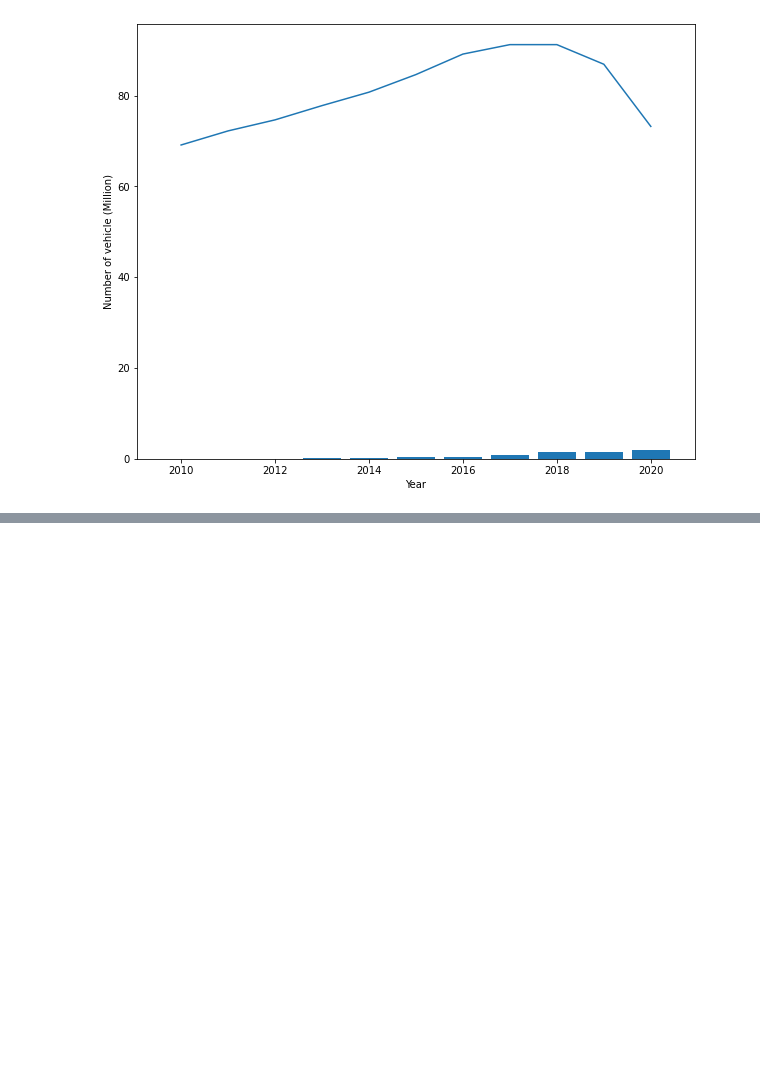
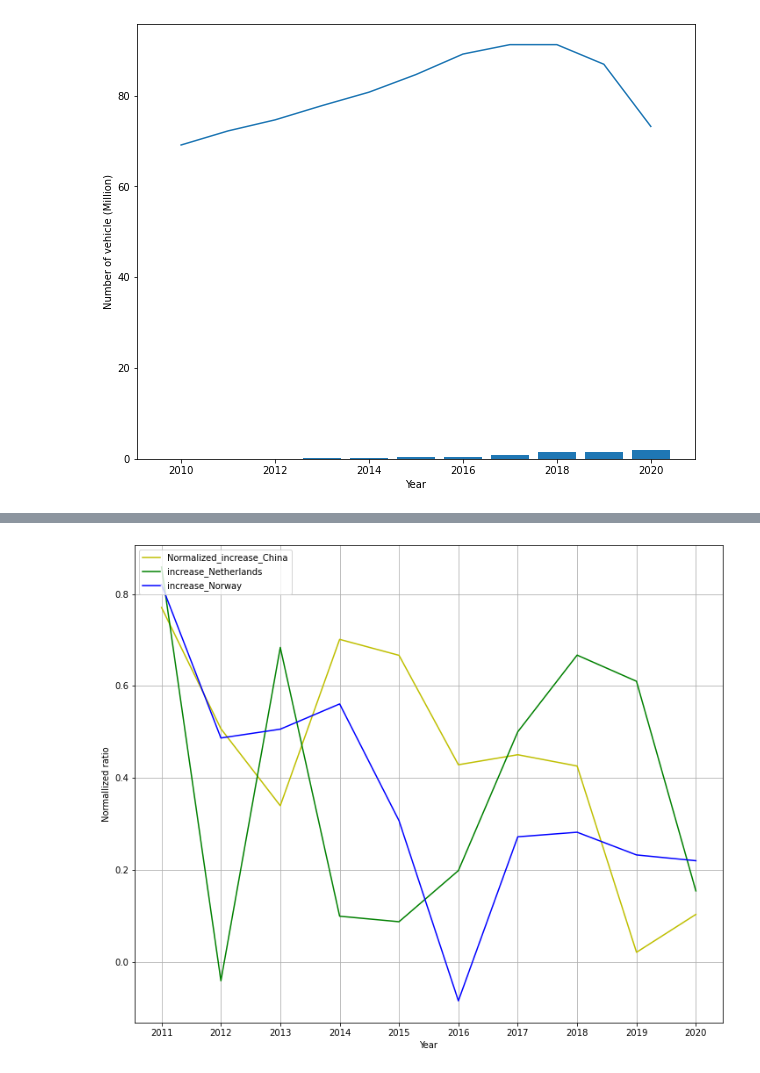
Before and after one commit to Kongfufack/Project_1_EV, a Jupyter notebook: EV_Market_Analysis.ipynb, the cells around one changed output, grey strips where cells are left out. Saved outputs shown, nothing was run; the diff lists cells and outputs as text; code cells hidden in the pictures; blank space fills up the shorter version.

```diff
--- a/EV_Market_Analysis.ipynb
+++ b/EV_Market_Analysis.ipynb
@@ -128,0 +154,14 @@ plt.show()
+# %%
+# min/max normalization
+def minmax_normal(colume):
+    normalized_colume = [(value-colume.min())/(colume.max()-colume.min()) for value in colume]
+    return normalized_colume
+
+# Z-score normalization
+def z_normal(colume):
+    normalized_colume = [(value-colume.mean())/colume.std() for value in colume]
+    return normalized_colume
+
+def changes(data_list):
+    diff = [(figure - data_list[data_list.index(figure)-1])/figure for figure in data_list[1:]]
+    return diff
@@ -128,0 +176,6 @@ plt.show()
+# %%
+diff_df = pd.DataFrame({"China diff":changes(combined_df["China"].values.tolist()),
+                       "Netherlands diff":changes(combined_df["Netherlands"].values.tolist()),
+                       "Norway diff":changes(combined_df["Norway"].values.tolist())})
+
+diff_df.head()
@@ -128,0 +189,45 @@ plt.show()
+# %%
+x = range(0,10)
+x_aus = range(6,11)
+x_fitted = np.linspace(np.min(x), np.max(x), 200)
+x_fitted_aus = np.linspace(np.min(x_aus), np.max(x_aus), 200)
+plt.figure(figsize=(12,10))
+
+y1 = diff_df["China diff"]
+plt.plot(x, y1, 'y-', label="Normalized_increase_China")
+# popt, pcov = curve_fit(expfunc, x, y1, maxfev=100)
+# y_fitted = expfunc(x_fitted, *popt)
+# plt.plot(x_fitted, y_fitted, 'y--', label="China Fitted Curve")
+
+y2 = diff_df["Netherlands diff"]
+plt.plot(x, y2, 'g-', label="increase_Netherlands")
+# popt, pcov = curve_fit(expfunc, x, y2, maxfev=100)
+# y_fitted = expfunc(x_fitted, *popt)
+# plt.plot(x_fitted, y_fitted, 'g--', label="Netherlands Fitted Curve")
+
+y3 = diff_df["Norway diff"]
+plt.plot(x, y3, 'b-', label="increase_Norway")
+# popt, pcov = curve_fit(expfunc, x, y3, maxfev=100)
+# y_fitted = expfunc(x_fitted, *popt)
+# plt.plot(x_fitted, y_fitted, 'b--', label="Norway Fitted Curve")
+
+
+
+# AUS Electric
+# barchart_df = barchart_df.iloc[:5]
+# y4 = z_normal(barchart_df["Electric"])
+# popt, pcov = curve_fit(expfunc, x_aus, y4, maxfev=1000)
+# plt.plot(x_aus, y4, 'ro', label="Electric")
+# y_fitted = expfunc(x_fitted_aus, *popt)
+# plt.plot(x_fitted_aus, y_fitted, 'r--', label="AU Fitted Curve")
+
+plt.grid()
+plt.xlabel('Year')
+plt.ylabel('Normallized ratio')
+plt.legend(loc="upper left")
+
+tick_locations = [value for value in x]
+plt.xticks(tick_locations,range(2011,2022))
+plt.show()
+# %% [output]
+[figure, added]
```
Also changed, not shown: parts of 16 cells of this notebook.
